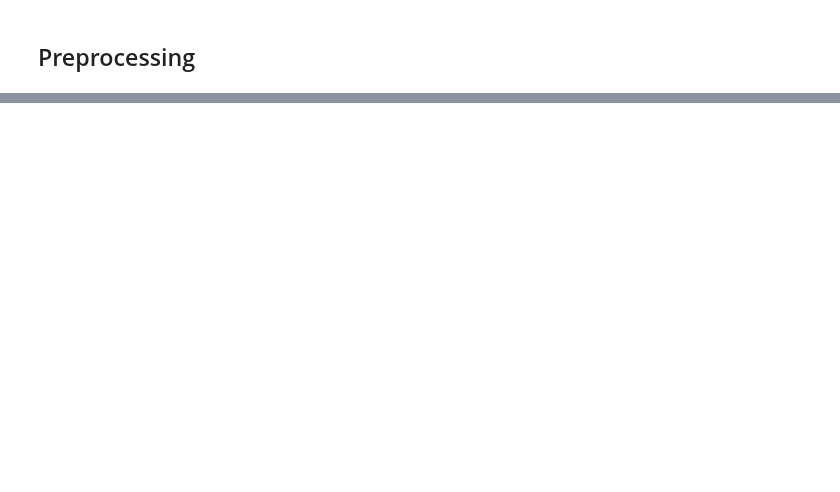
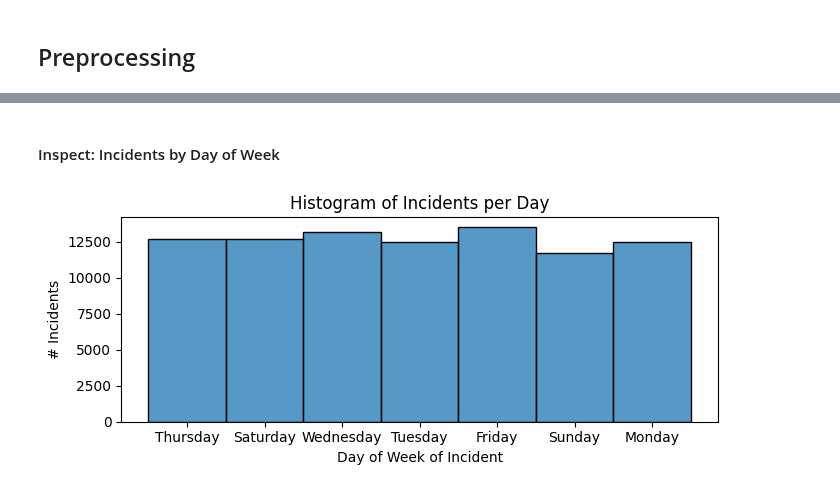
Before and after one commit to fazeelgm/UCB_ML_AI_Capstone, a Jupyter notebook: notebooks/ExploratoryDataAnalysis.ipynb, the cells around one changed output, grey strips where cells are left out. Saved outputs shown, nothing was run; the diff lists cells and outputs as text; code cells hidden in the pictures; blank space fills up the shorter version.

```diff
--- a/notebooks/ExploratoryDataAnalysis.ipynb
+++ b/notebooks/ExploratoryDataAnalysis.ipynb
@@ -197,0 +363,16 @@ Index(['incident_datetime', 'incident_date', 'incident_time', 'incident_year',
+# %% [markdown]
+#### Inspect: Incidents by Day of Week
+# %%
+plt.figure(figsize=(7, 3))
+# sns.histplot(data=current_clean_data, x='incident_year', kde=True)
+sns.histplot(data=current_clean_data, x='incident_day_of_week')#, discreet=False)
+
+plt.xlabel('Day of Week of Incident')
+plt.ylabel('# Incidents')
+plt.title('Histogram of Incidents per Day')
+
+plt.tight_layout()
+plt.savefig('../images/incidents_per_DoW.png')
+plt.show()
+# %% [output]
+[figure, added]
```
Also changed, not shown: parts of 35 cells of this notebook, 1 other file.
